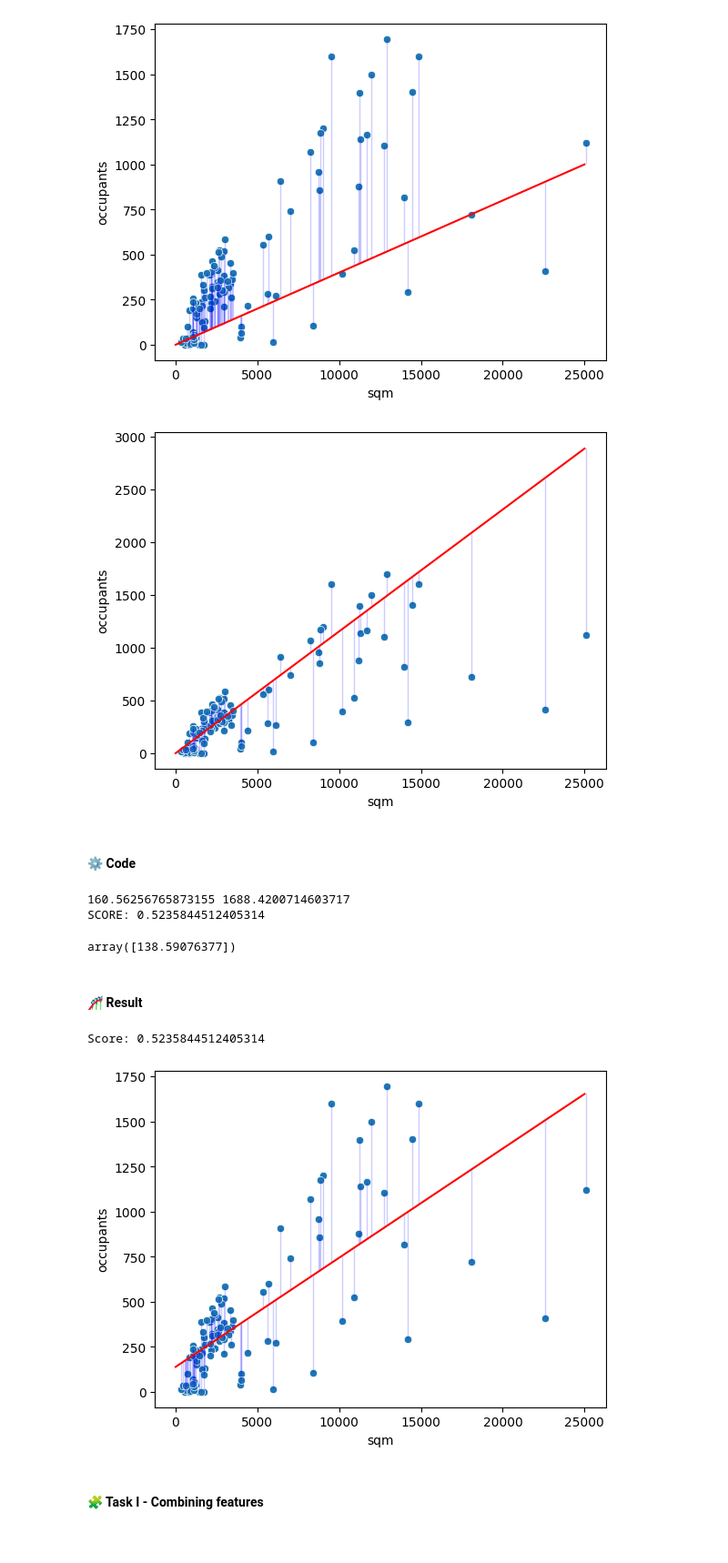
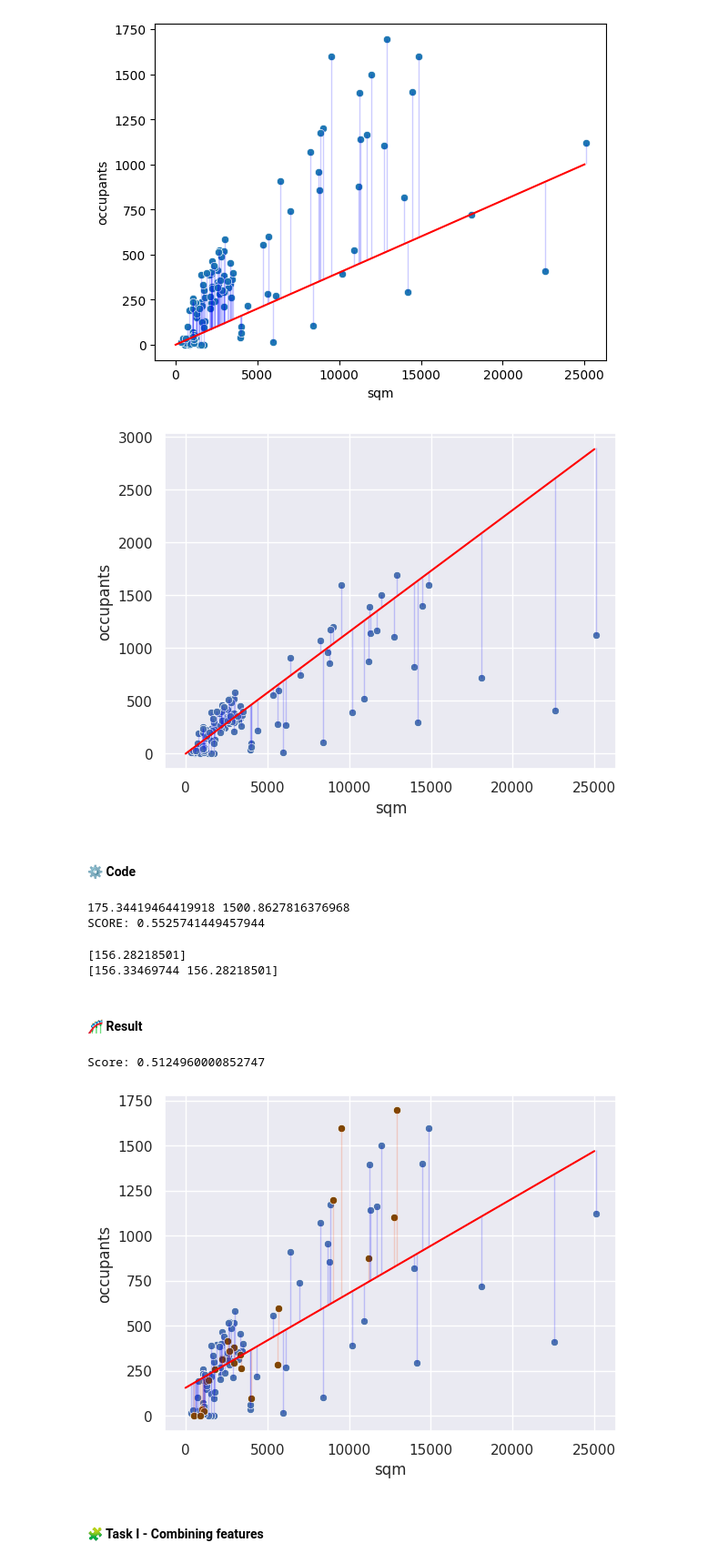
Before and after one commit to STASYA00/IAAC2024_tutorials, a Jupyter notebook: notebooks/04_model_overview.ipynb, the cells around one changed output. Shown: that part at 91% size. Cells and saved outputs as stored; diff of their text form; code cells hidden in the pictures.

Commit message:
add train-validation split explanation

```diff
--- a/notebooks/04_model_overview.ipynb
+++ b/notebooks/04_model_overview.ipynb
@@ -37,0 +52,5 @@ X_test.fillna(0, inplace=True)
+# %%
+from sklearn.model_selection import train_test_split
+# note, the parameter is called test_size, but in fact it refers to validation set. This might be confusing
+X_train, X_valid, Y_train, Y_valid = train_test_split(X, Y, test_size=0.2,
+                                                      random_state=42, shuffle=True)
@@ -37,0 +59,4 @@ X_test.fillna(0, inplace=True)
+# %%
+sns.set()
+ax = sns.barplot(y=[X_train.shape[0], X_valid.shape[0]], x=["train", "validation"])
+_ = ax.bar_label(ax.containers[0], fontsize=10)  # plotting the actual size on top of the bars
@@ -66,13 +93,6 @@ sns.scatterplot(x = X["sqm"], y = Y)
 [figure]
 # %% [markdown]
 We can see that there is some dependency between these two variables. How should we draw the line?
-# %%
-x_coords = [[0, 13000],[0, 17000],[0, 2500]]
-
-fig, axes = plt.subplot(1, 3)
-for i in range(3):
-    sns.scatterplot(x = X["sqm"], y = Y, ax=axes[i])
-    sns.lineplot(x=x_coords[i], y=[0, 1500], color=(1, 0,0 ), ax=axes[i])
 # %%
 ax = sns.scatterplot(x = X["sqm"], y = Y)
 
@@ -99,43 +119,55 @@ for x, y in zip(X["sqm"], Y):
     y_coord = 3 / 26 * x
     sns.lineplot(x=[x, x], y=[y_coord, y], color = (0,0,1))
 # %% [output]
-[figure, old version]
+[figure, new version]
 # %% [markdown]
 #### ⚙️ Code
 # %%
 from sklearn.linear_model import LinearRegression
 # %%
 features = ["sqm"]
-reg = LinearRegression().fit(X[features], Y)
-score = reg.score(X[features], Y)
+reg = LinearRegression().fit(X_train[features], Y_train)
+score = reg.score(X_valid[features], Y_valid)
 res = reg.predict(X_test[features])
 print(res.min(), res.max())
 print("SCORE: {}".format(score))
 # %% [output]
-160.56256765873155 1688.4200714603717
-SCORE: 0.5235844512405314
+175.34419464419918 1500.8627816376968
+SCORE: 0.5525741449457944
 # %%
 print(reg.predict([[0]]))
 print(reg.predict([[1], [0]]))
 # %% [output]
-array([138.59076377])
+[156.28218501]
+[156.33469744 156.28218501]
 # %% [markdown]
 #### 🎢 Result
 # %%
 
 x = [0, 25000]
-train_predict = reg.predict(X[features])
+train_predict = reg.predict(X_train[features])
+valid_predict = reg.predict(X_valid[features])
 
-ax = sns.scatterplot(x = X["sqm"], y = Y)
+ax = sns.scatterplot(x = X_train["sqm"], y = Y_train)
+sns.scatterplot(x = X_valid["sqm"], y = Y_valid, color=(0.49, 0.27, 0.003))
 
+# our regression line
 sns.lineplot(x=x, y=reg.predict(np.array(x).reshape(-1,1)), color=(1, 0, 0 ), ax=ax)
-for i, (x, y) in enumerate(zip(X["sqm"], Y)):
+
+# regression results for train set
+for i, (x, y) in enumerate(zip(X_train["sqm"], Y_train)):
     y_coord = reg
     sns.lineplot(x=[x, x], y=[train_predict[i], y], color = (0,0,1))
+
+# regression results for validation set
+for i, (x, y) in enumerate(zip(X_valid["sqm"], Y_valid)):
+    y_coord = reg
+    sns.lineplot(x=[x, x], y=[valid_predict[i], y], color = (0.99, 0.26, 0.01))
+
 print("Score: {}".format(reg.score(X[features], Y)))
 # %% [output]
-Score: 0.5235844512405314
+Score: 0.5124960000852747
-[figure, old version]
+[figure, new version]
 # %% [markdown]
 #### 🧩 Task I - Combining features
 # %% [markdown]
```
Also changed, not shown: parts of 9 cells of this notebook, 1 other file.
